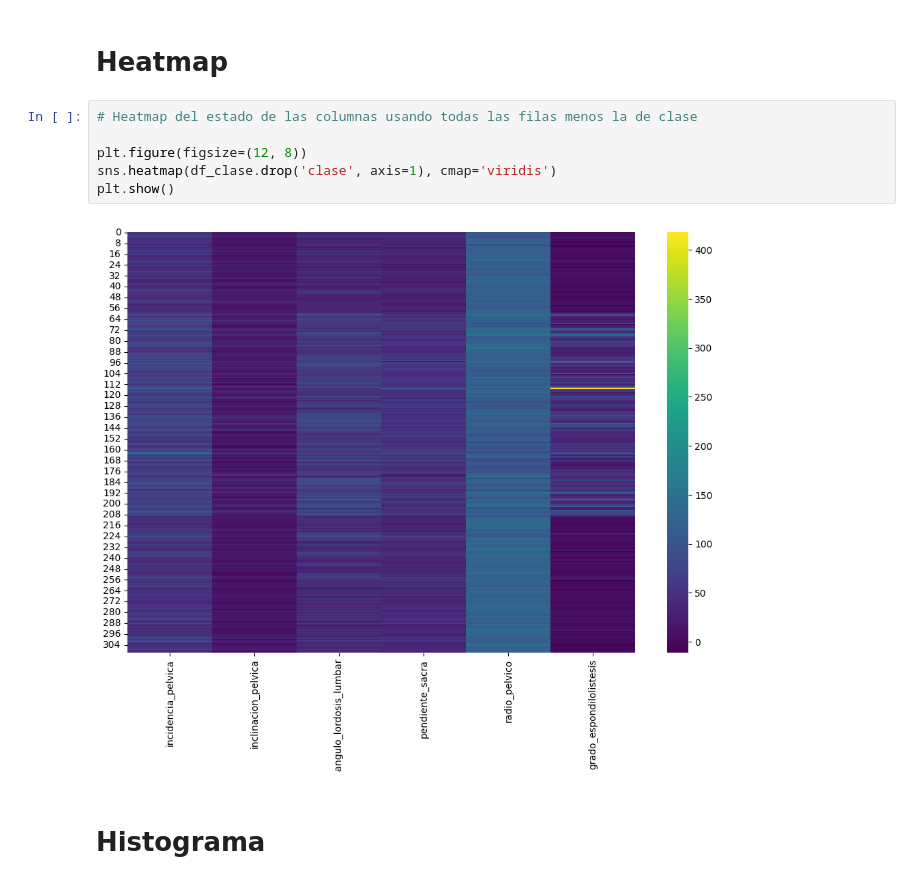
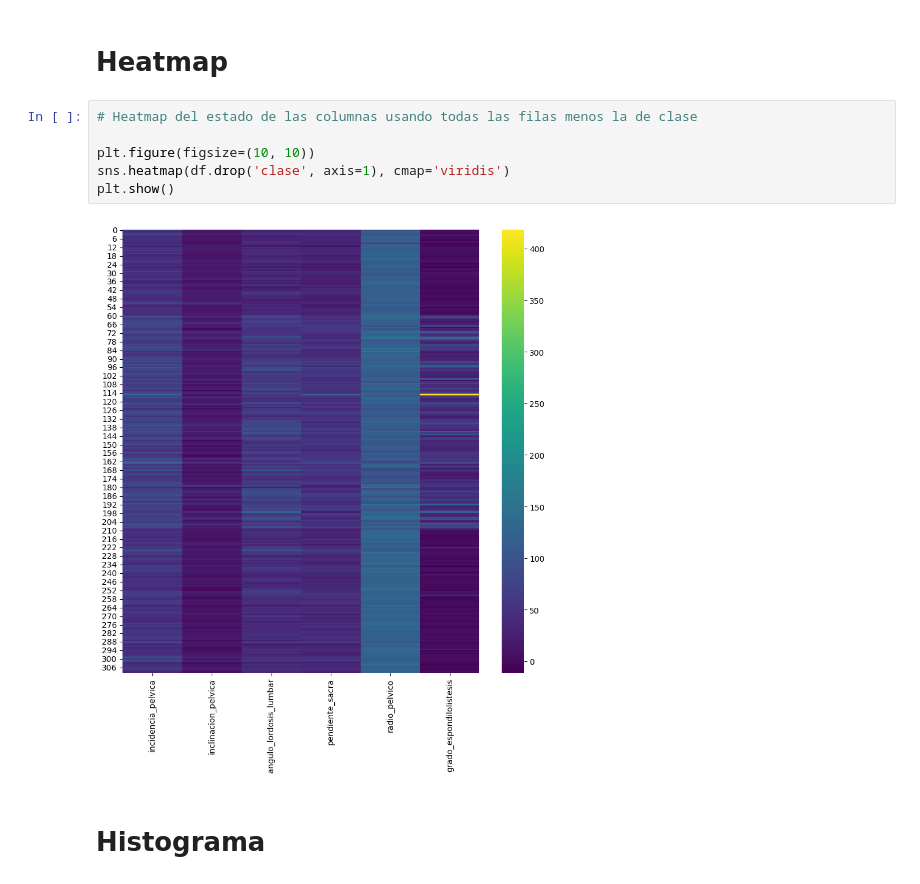
Before and after one commit to notGabo/ET_MachineLearning, a Jupyter notebook: et_ml.ipynb, the cells around one changed output. Drawn from its saved outputs; the diff is of its cells as text.

Commit message:
upd heatmap

```diff
--- a/et_ml.ipynb
+++ b/et_ml.ipynb
@@ -93,11 +93,11 @@ Solo existen valores normales y anormales, 210 anormales y 100 normales
 # %%
 # Heatmap del estado de las columnas usando todas las filas menos la de clase
 
-plt.figure(figsize=(12, 8))
-sns.heatmap(df_clase.drop('clase', axis=1), cmap='viridis')
+plt.figure(figsize=(10, 10))
+sns.heatmap(df.drop('clase', axis=1), cmap='viridis')
 plt.show()
 # %% [output]
-[figure, old version]
+[figure, new version]
 # %% [markdown]
 # Histograma
 # %%
```
